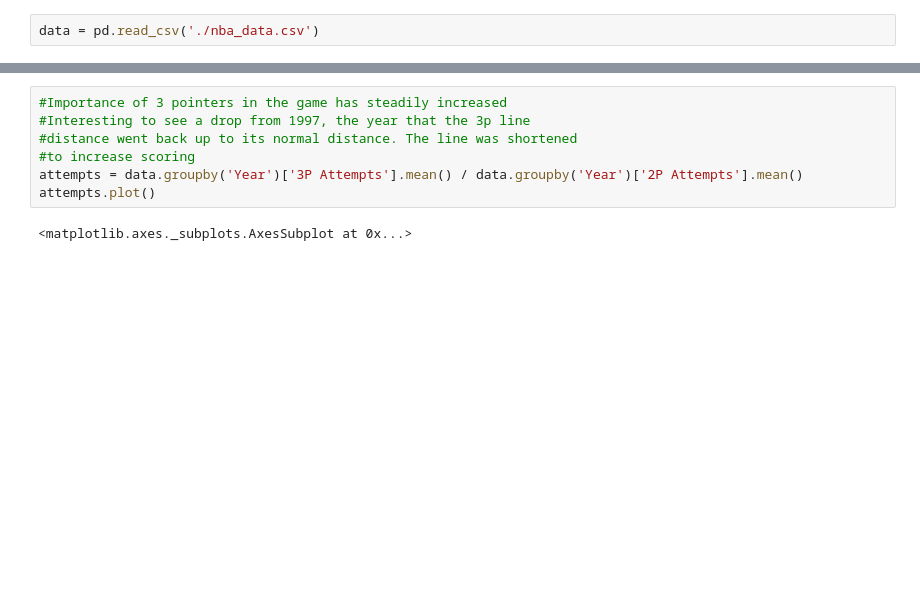
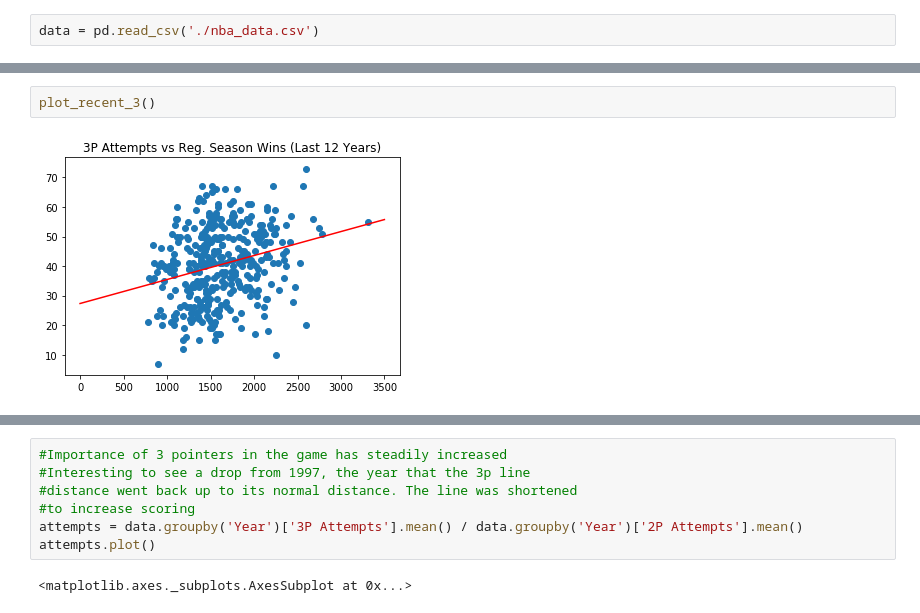
Before and after one commit to jfong27/NBA-Machine-Learning, a Jupyter notebook: Presentation.ipynb, the cells around one changed output, grey strips where cells are left out. Cells and saved outputs as stored; diff of their text form; blank space fills up the shorter version.

```diff
--- a/Presentation.ipynb
+++ b/Presentation.ipynb
@@ -50,0 +20,4 @@ plt.plot(champ_three['Year'],champ_three['3P Attempts'], 'k.')
+# %%
+plot_recent_3()
+# %% [output]
+[figure, added]
```
Also changed, not shown: parts of 11 cells of this notebook, 6 other files.
